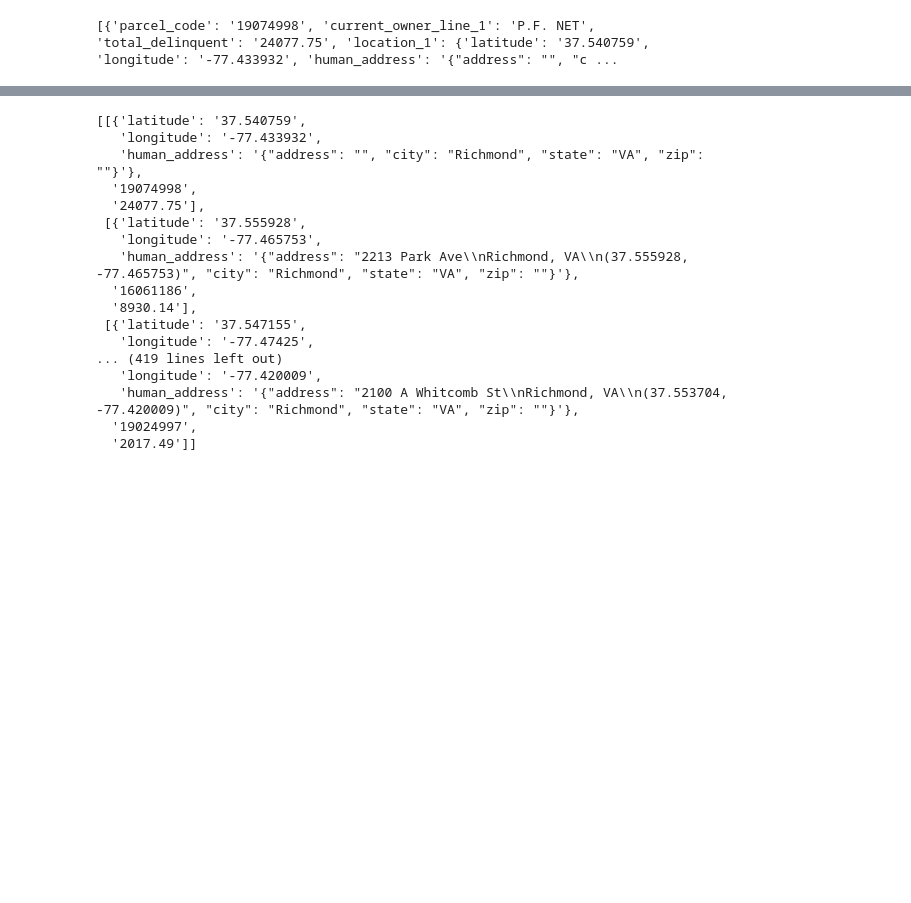
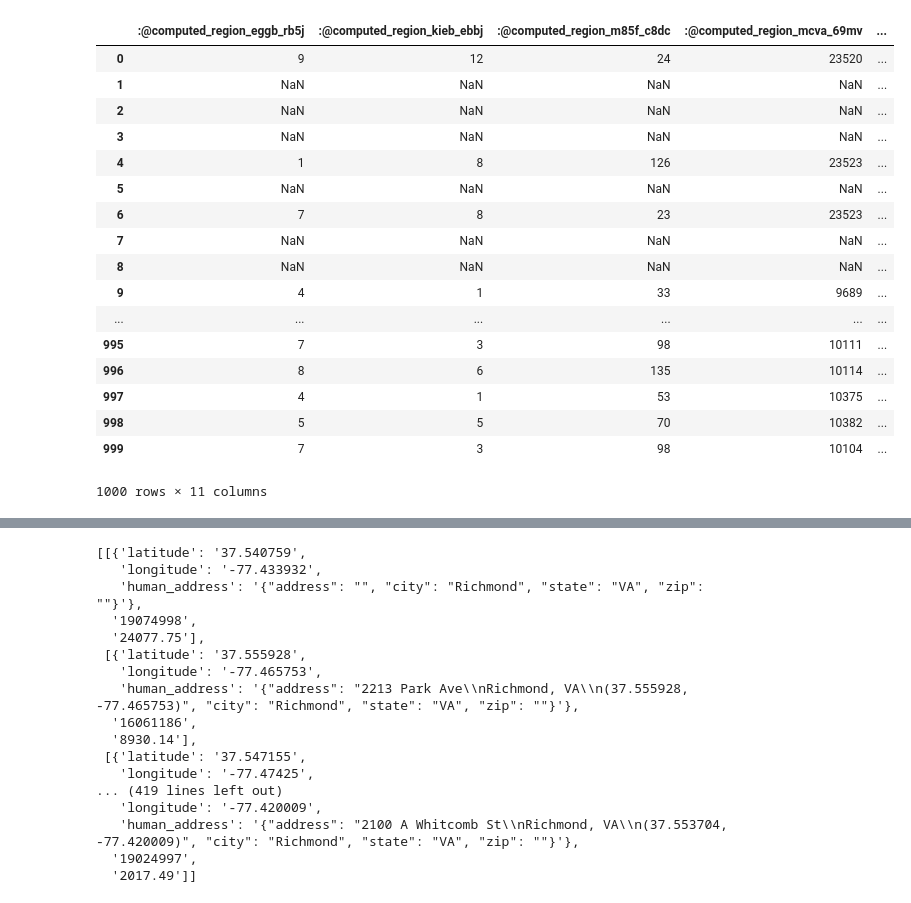
Before and after one commit to afcummings/Project2RiotGamesData, a Jupyter notebook: Untitled.ipynb, the cells around one changed output, grey strips where cells are left out. Cells and saved outputs as stored; diff of their text form; code cells hidden in the pictures; blank space fills up the shorter version.

```diff
--- a/Untitled.ipynb
+++ b/Untitled.ipynb
@@ -8,25 +8,42 @@ from flask import Flask, jsonify, render_template
 # %%
 
 
 # Unauthenticated client only works with public data sets. Note 'None'
 # in place of application token, and no username or password:
 #client = Socrata("data.richmondgov.com", None)
 
 # Example authenticated client (needed for non-public datasets):
 client = Socrata("data.richmondgov.com",
                  "9YLbBPExr34rv8so3YWrgKlAM")
                  #userame="afcummings7@gmail.com.com",
                  #password="Deepshrub860")
 
 # First 2000 results, returned as JSON from API / converted to Python list of
 # dictionaries by sodapy.
 results = client.get("rvtv-zgyc", limit=1000)
 #print(results)
 
 
 # Convert to pandas DataFrame
 results_df = pd.DataFrame.from_records(results)
-#results_df
+results_df
 # %% [output]
+|  | :@computed_region_eggb_rb5j | :@computed_region_kieb_ebbj | :@computed_region_m85f_c8dc | :@computed_region_mcva_69mv | ... |
+| 0 | 9 | 12 | 24 | 23520 | ... |
+| 1 | NaN | NaN | NaN | NaN | ... |
+| 2 | NaN | NaN | NaN | NaN | ... |
+| 3 | NaN | NaN | NaN | NaN | ... |
+| 4 | 1 | 8 | 126 | 23523 | ... |
+| 5 | NaN | NaN | NaN | NaN | ... |
+| 6 | 7 | 8 | 23 | 23523 | ... |
+| 7 | NaN | NaN | NaN | NaN | ... |
+| 8 | NaN | NaN | NaN | NaN | ... |
+| 9 | 4 | 1 | 33 | 9689 | ... |
+| ... | ... | ... | ... | ... | ... |
+| 995 | 7 | 3 | 98 | 10111 | ... |
+| 996 | 8 | 6 | 135 | 10114 | ... |
+| 997 | 4 | 1 | 53 | 10375 | ... |
+| 998 | 5 | 5 | 70 | 10382 | ... |
+| 999 | 7 | 3 | 98 | 10104 | ... |
-[{'parcel_code': '19074998', 'current_owner_line_1': 'P.F. NET', 'total_delinquent': '24077.75', 'location_1': {'latitude': '37.540759', 'longitude': '-77.433932', 'human_address': '{"address": "", "c ...
+1000 rows × 11 columns
 # %%
```
Also changed, not shown: parts of 13 cells of this notebook, 2 other files.
